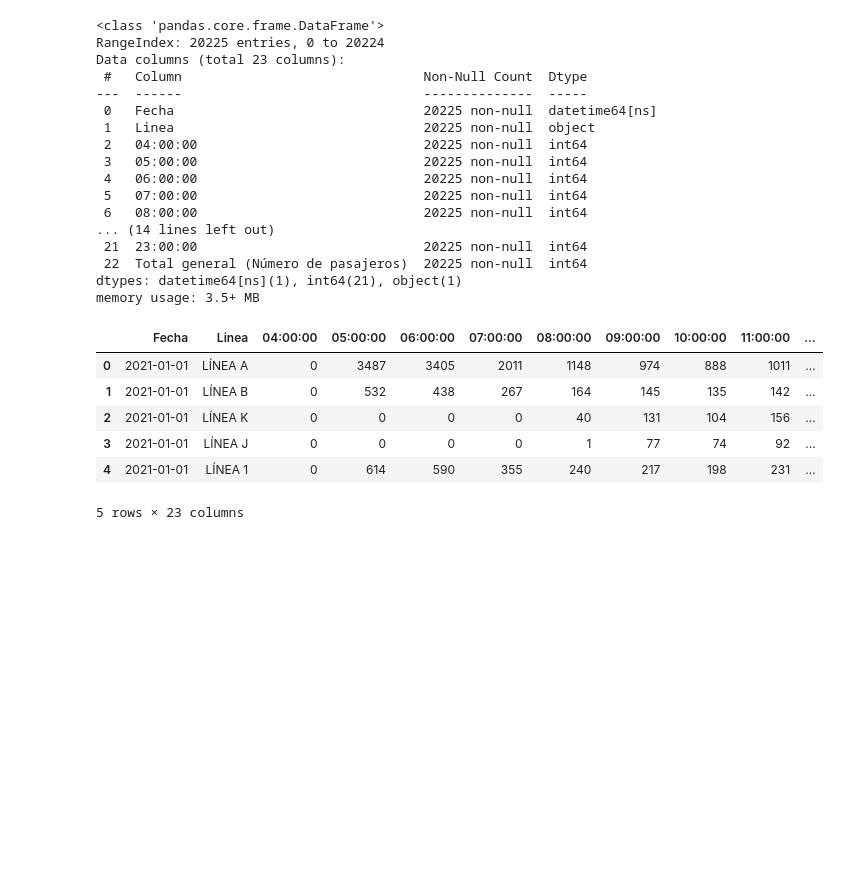
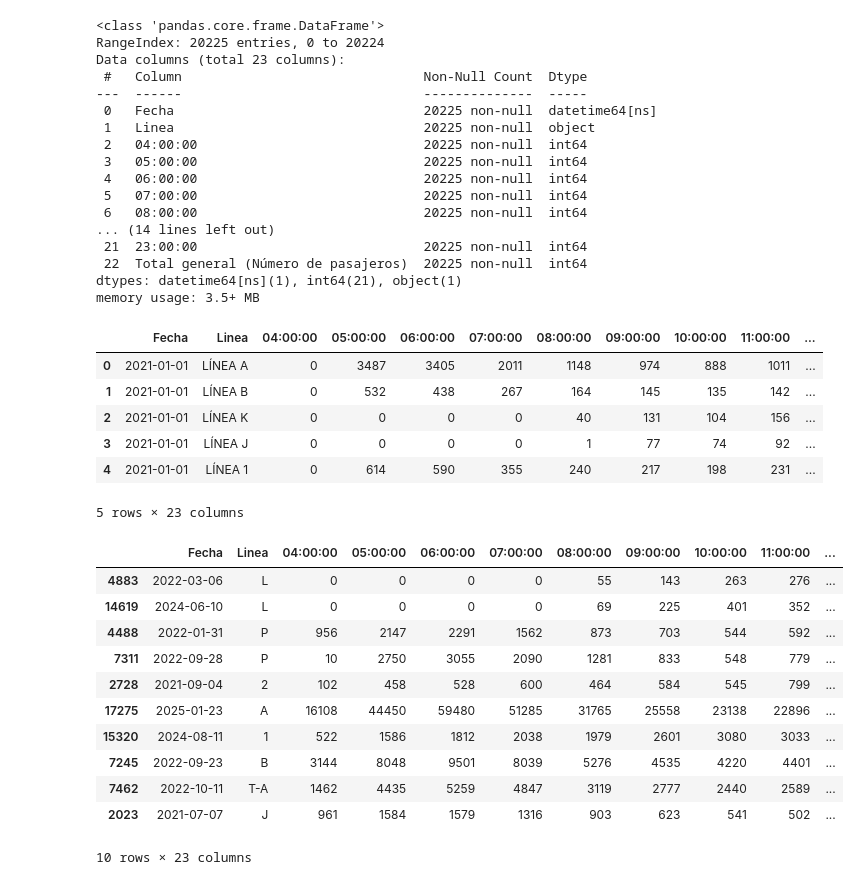
Before and after one commit to jbernalg/Project_Medellin_Metro, a Jupyter notebook: notebooks/preprocessing.ipynb, the cells around one changed output. Saved outputs shown, nothing was run; the diff lists cells and outputs as text; code cells hidden in the pictures; blank space fills up the shorter version.

```diff
--- a/notebooks/preprocessing.ipynb
+++ b/notebooks/preprocessing.ipynb
@@ -129,4 +129,19 @@ df_total.head(5)
 5 rows × 23 columns
 # %%
 # quitar la palabra Linea del campo Linea
-df_total[]
+df_total['Linea'] = df_total['Linea'].str.replace('LÍNEA', '', regex=False)
+df_total['Linea'] = df_total['Linea'].str.strip()
+df_total.sample(10)
+# %% [output]
+|  | Fecha | Linea | 04:00:00 | 05:00:00 | 06:00:00 | 07:00:00 | 08:00:00 | 09:00:00 | 10:00:00 | 11:00:00 | ... |
+| 4883 | 2022-03-06 | L | 0 | 0 | 0 | 0 | 55 | 143 | 263 | 276 | ... |
+| 14619 | 2024-06-10 | L | 0 | 0 | 0 | 0 | 69 | 225 | 401 | 352 | ... |
+| 4488 | 2022-01-31 | P | 956 | 2147 | 2291 | 1562 | 873 | 703 | 544 | 592 | ... |
+| 7311 | 2022-09-28 | P | 10 | 2750 | 3055 | 2090 | 1281 | 833 | 548 | 779 | ... |
+| 2728 | 2021-09-04 | 2 | 102 | 458 | 528 | 600 | 464 | 584 | 545 | 799 | ... |
+| 17275 | 2025-01-23 | A | 16108 | 44450 | 59480 | 51285 | 31765 | 25558 | 23138 | 22896 | ... |
+| 15320 | 2024-08-11 | 1 | 522 | 1586 | 1812 | 2038 | 1979 | 2601 | 3080 | 3033 | ... |
+| 7245 | 2022-09-23 | B | 3144 | 8048 | 9501 | 8039 | 5276 | 4535 | 4220 | 4401 | ... |
+| 7462 | 2022-10-11 | T-A | 1462 | 4435 | 5259 | 4847 | 3119 | 2777 | 2440 | 2589 | ... |
+| 2023 | 2021-07-07 | J | 961 | 1584 | 1579 | 1316 | 903 | 623 | 541 | 502 | ... |
+10 rows × 23 columns
```
